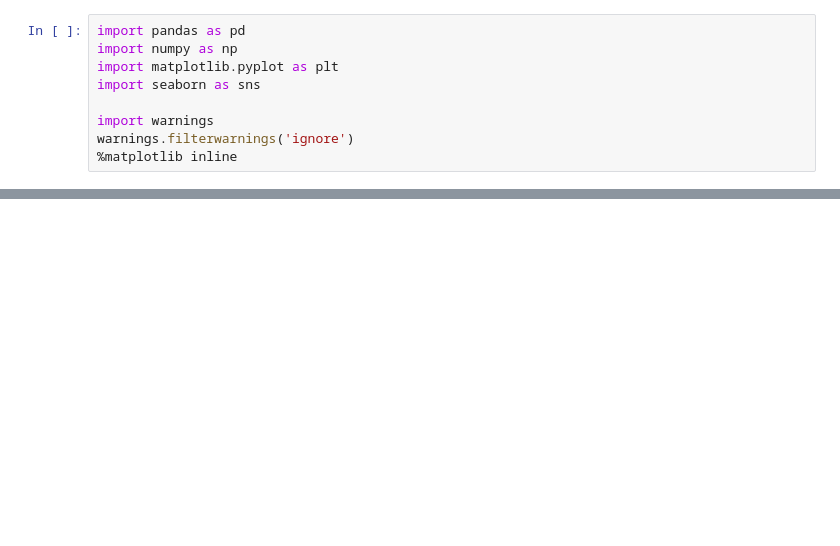
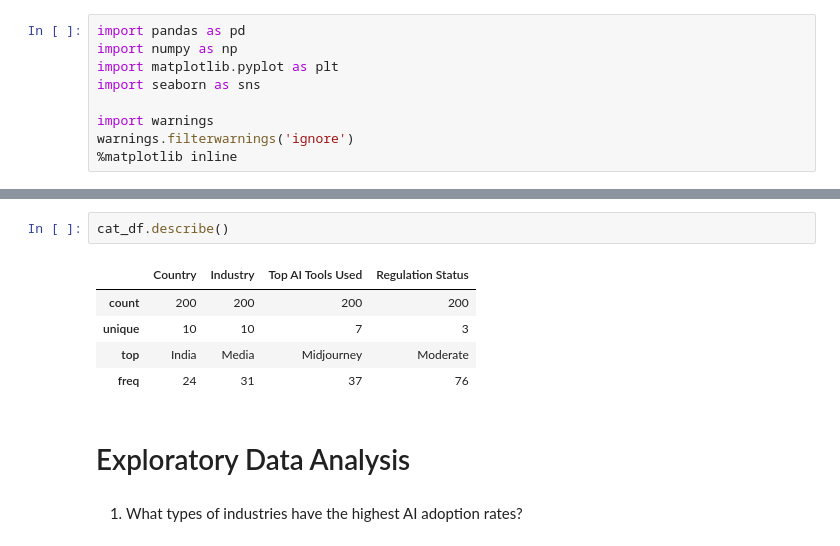
Before and after one commit to SaanvikaVanga/FTI-DSRP-AI_Impact_Research, a Jupyter notebook: Code_For_AI_Impact_Research.ipynb, the cells around one changed output, grey strips where cells are left out. Drawn from its saved outputs; the diff is of its cells as text; blank space fills up the shorter version.

```diff
--- a/Code_For_AI_Impact_Research.ipynb
+++ b/Code_For_AI_Impact_Research.ipynb
@@ -20,0 +73,12 @@ SyntaxError: invalid syntax (2377713155.py, line 1)
+# %%
+cat_df.describe()
+# %% [output]
+|  | Country | Industry | Top AI Tools Used | Regulation Status |
+| count | 200 | 200 | 200 | 200 |
+| unique | 10 | 10 | 7 | 3 |
+| top | India | Media | Midjourney | Moderate |
+| freq | 24 | 31 | 37 | 76 |
+# %% [markdown]
+# Exploratory Data Analysis
+# %% [markdown]
+1. What types of industries have the highest AI adoption rates?
```
Also changed, not shown: parts of 9 cells of this notebook.
